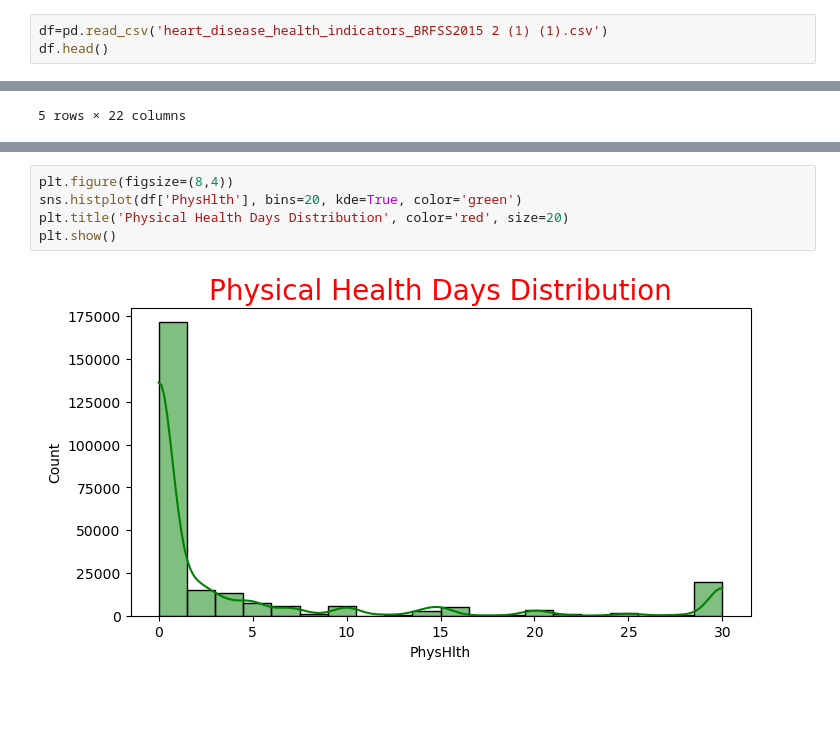
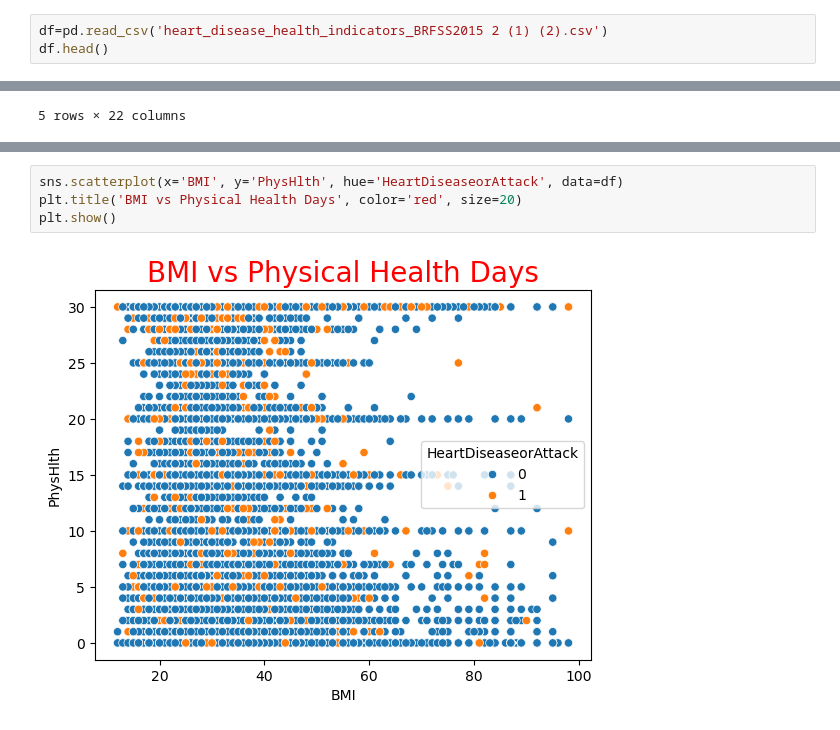
Before and after one commit to tamalbhowmik1995-svg/Analyse-Health-and-Demographic-Using-Python, a Jupyter notebook: Untitled.ipynb, the cells around one changed output, grey strips where cells are left out. Drawn from its saved outputs; the diff is of its cells as text; blank space fills up the shorter version.

```diff
--- a/Untitled.ipynb
+++ b/Untitled.ipynb
@@ -3,7 +3,7 @@ import pandas as pd
 import matplotlib.pyplot as plt
 import seaborn as sns
 # %%
-df=pd.read_csv('heart_disease_health_indicators_BRFSS2015 2 (1) (1).csv')
+df=pd.read_csv('heart_disease_health_indicators_BRFSS2015 2 (1) (2).csv')
 df.head()
 # %% [output]
 |  | HeartDiseaseorAttack | HighBP | HighChol | CholCheck | BMI | Smoker | Stroke | Diabetes | PhysActivity | ... |
@@ -37,7 +92,6 @@ plt.show()
 # %%
-plt.figure(figsize=(8,4))
-sns.histplot(df['PhysHlth'], bins=20, kde=True, color='green')
-plt.title('Physical Health Days Distribution', color='red', size=20)
+sns.scatterplot(x='BMI', y='PhysHlth', hue='HeartDiseaseorAttack', data=df)
+plt.title('BMI vs Physical Health Days', color='red', size=20)
 plt.show()
 # %% [output]
-[figure, old version]
+[figure, new version]
```
Also changed, not shown: parts of 28 cells of this notebook.
